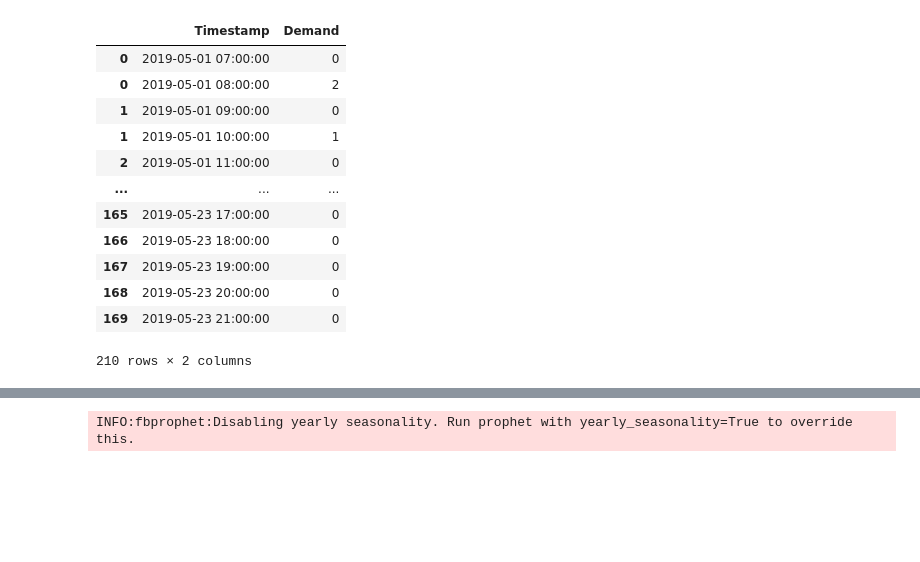
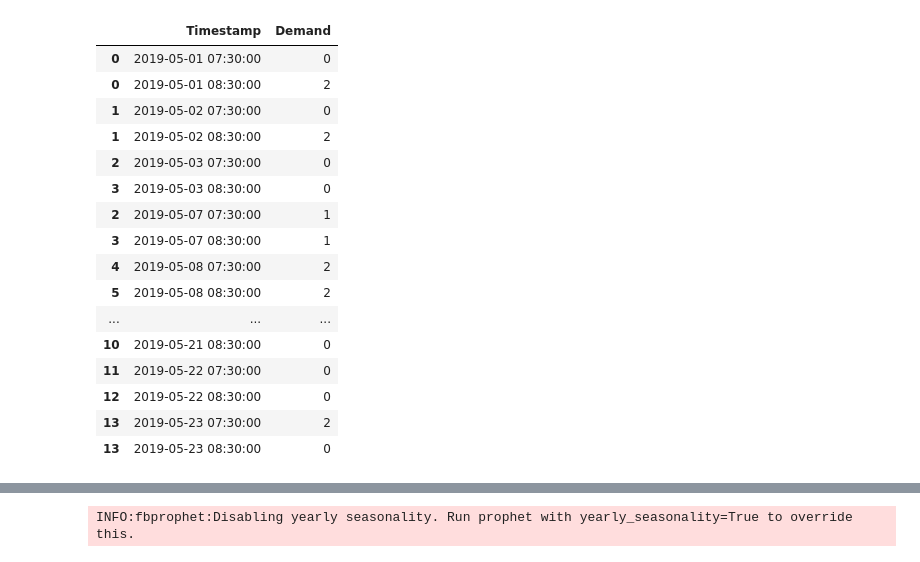
Before and after one commit to winnpm/ha-mo_data_visualization, a Jupyter notebook: Time Series Models.ipynb, the cells around one changed output, grey strips where cells are left out. Saved outputs shown, nothing was run; the diff lists cells and outputs as text; code cells hidden in the pictures; blank space fills up the shorter version.

```diff
--- a/Time Series Models.ipynb
+++ b/Time Series Models.ipynb
@@ -37,9 +25,10 @@ df_od = df_o[df_o['Station_dest.'] == '04 Engineering']
 df_od.head(14)
 
 start = 7
-stop = 22
+stop = 8.5
 hours = stop-start
 days_forecast = 6
+hours_multiplier = 2
 # %%
 df_od['DateTime'] = df_od[df_od.columns[0:2]].apply(lambda x : '/' .join(x.astype(str)),axis=1)
 df_od['DateTime'] = df_od['DateTime'].str.replace(":", "/")
@@ -120,7 +99,10 @@ df_od
 # %%
-def fill_missing(df, df_main, start, stop):
+def fill_missing(df, df_main, type):
     date = list(dict.fromkeys(df_main['Date']))
-    oper_time = list(range(start, stop))
+    if (type == True):
+        oper_time = list(np.arange(start, stop, 0.5))
+    else:
+        oper_time = list(np.arange(start, stop))
     timestamp_all = []
 
     for each in date:
@@ -131,8 +113,11 @@ def fill_missing(df, df_main, start, stop):
             d = int(d)
             m = int(m)
             y = int(y)
-            hh = h
-            timestamp = pd.Timestamp(year=y, month=m, day=d, hour=hh)
+            hh = int(h)
+            if (((h*10)%10) == 5):
+                timestamp = pd.Timestamp(year=y, month=m, day=d, hour=hh, minute=30)
+            else:
+                timestamp = pd.Timestamp(year=y, month=m, day=d, hour=hh, minute = 30)
             timestamp_all.append(timestamp)
 
     timestamp_fill = list(set(timestamp_all) - set((list(dict.fromkeys(df_main['Timestamp'])))))
@@ -159,7 +144,7 @@ def group_by_time(df):
 
     return df, backup
 
-def create_window(df, start, stop):
+def create_window(df):
     converted_regist = []
 
     for slot in df['regist_dt_ICT']:
@@ -174,4 +159,25 @@ def create_window(df, start, stop):
     df = df.drop(['Converted_Regist'], axis=1)
 
     return df
+
+def create_timestamp(df, type):
+    timestamp_converted = []
+    for slot in df['DateTime']:
+        (d, m, y, hh, mm, ss) = slot.split('/')
+        d = int(d)
+        m = int(m)
+        y = int(y)
+        hh = int(hh)
+        mm = int(mm)
+        if (type == True):
+            if (mm >= 31):
+                timestamp = pd.Timestamp(year=y, month=m, day=d, hour=hh, minute = 30)
+            else:
+                timestamp = pd.Timestamp(year=y, month=m, day=d, hour=hh)
+        else:
+            timestamp = pd.Timestamp(year=y, month=m, day=d, hour=hh, minute = 30)
+        timestamp_converted.append(timestamp)
+    df['Timestamp'] = timestamp_converted
+
+    return df
 # %%
@@ -196,20 +203,25 @@ train
 # %%
-test_framed = create_window(df_test_clone, start, stop)
+df_test_clone = create_timestamp(df_test_clone, False)
+test_framed = create_window(df_test_clone)
 test, backup_test = group_by_time(test_framed)
-test = fill_missing(test, df_test_clone, start, stop)
+test = fill_missing(test, df_test_clone, False)
 test
 # %% [output]
 |  | Timestamp | Demand |
-| 0 | 2019-05-01 07:00:00 | 0 |
-| 0 | 2019-05-01 08:00:00 | 2 |
-| 1 | 2019-05-01 09:00:00 | 0 |
-| 1 | 2019-05-01 10:00:00 | 1 |
-| 2 | 2019-05-01 11:00:00 | 0 |
+| 0 | 2019-05-01 07:30:00 | 0 |
+| 0 | 2019-05-01 08:30:00 | 2 |
+| 1 | 2019-05-02 07:30:00 | 0 |
+| 1 | 2019-05-02 08:30:00 | 2 |
+| 2 | 2019-05-03 07:30:00 | 0 |
+| 3 | 2019-05-03 08:30:00 | 0 |
+| 2 | 2019-05-07 07:30:00 | 1 |
+| 3 | 2019-05-07 08:30:00 | 1 |
+| 4 | 2019-05-08 07:30:00 | 2 |
+| 5 | 2019-05-08 08:30:00 | 2 |
 | ... | ... | ... |
-| 165 | 2019-05-23 17:00:00 | 0 |
-| 166 | 2019-05-23 18:00:00 | 0 |
-| 167 | 2019-05-23 19:00:00 | 0 |
-| 168 | 2019-05-23 20:00:00 | 0 |
-| 169 | 2019-05-23 21:00:00 | 0 |
+| 10 | 2019-05-21 08:30:00 | 0 |
+| 11 | 2019-05-22 07:30:00 | 0 |
+| 12 | 2019-05-22 08:30:00 | 0 |
+| 13 | 2019-05-23 07:30:00 | 2 |
+| 13 | 2019-05-23 08:30:00 | 0 |
-210 rows × 2 columns
 # %%
```
Also changed, not shown: parts of 17 cells of this notebook.
